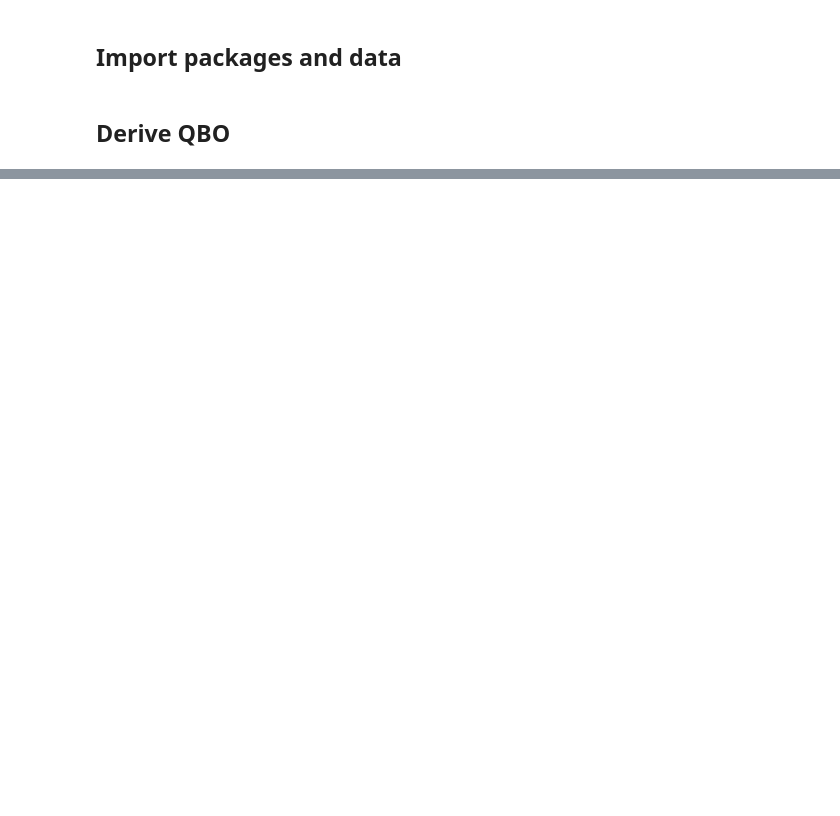
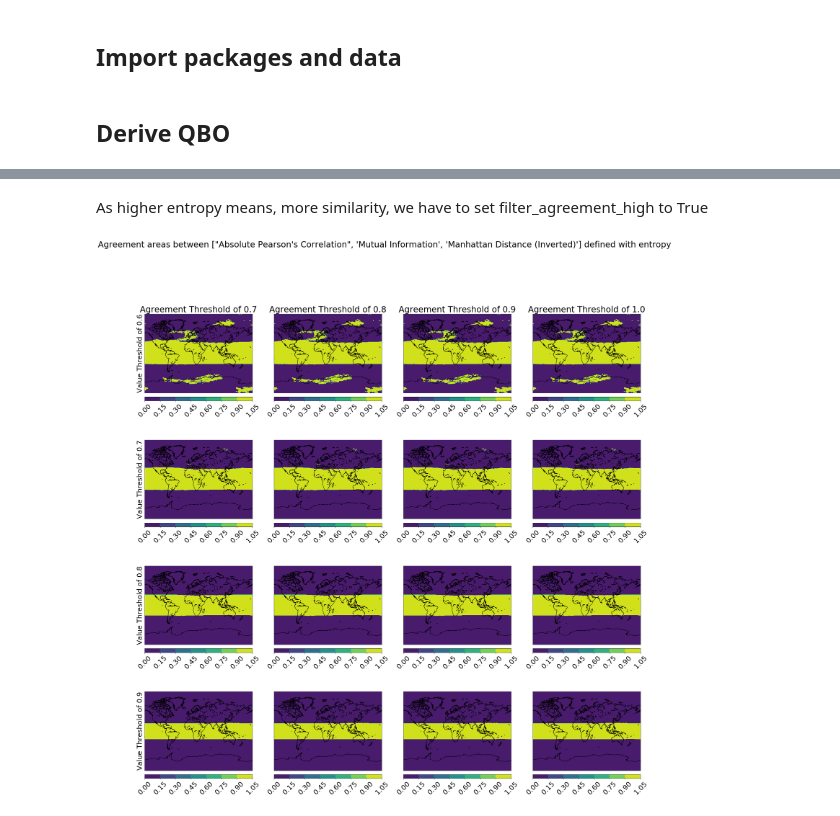
Before and after one commit to Climate-Data-Science/Climate-Similarity-Metrics, a Jupyter notebook: 10_agreeableness_defined_with_std_and_entropy.ipynb, the cells around one changed output, grey strips where cells are left out. Drawn from its saved outputs; the diff is of its cells as text; code cells hidden in the pictures; blank space fills up the shorter version.

```diff
--- a/10_agreeableness_defined_with_std_and_entropy.ipynb
+++ b/10_agreeableness_defined_with_std_and_entropy.ipynb
@@ -91,0 +85,12 @@ plots.plot_entropy_between_similarity_measures(u_l30, qbo_equator,  measures, me
+# %%
+agreement_func = entropy
+# %%
+value_thresholds = [0.6, 0.7, 0.8, 0.9]
+# %%
+agreement_thresholds = [0.7, 0.8, 0.9, 1.0]
+# %% [markdown]
+As higher entropy means, more similarity, we have to set filter_agreement_high to True
+# %%
+plots.plot_agreement_areas_defined_with(u_l30, qbo_equator, measures, measure_labels, agreement_func, value_thresholds, agreement_thresholds, filter_agreement_high=True)
+# %% [output]
+[figure, added]
```
Also changed, not shown: parts of 18 cells of this notebook, 2 other files.
